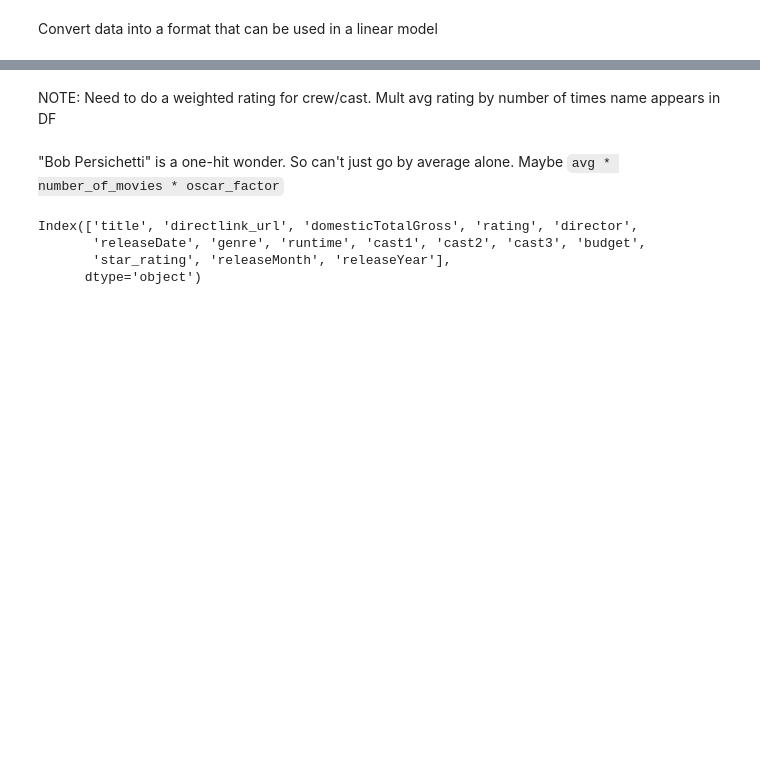
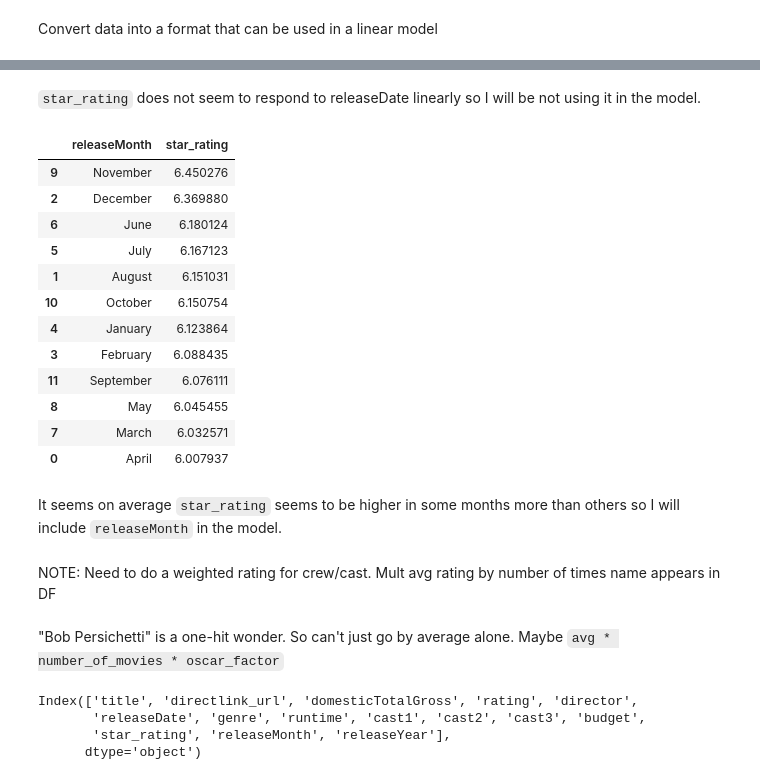
Before and after one commit to michael-a-green/Metis_Project2, a Jupyter notebook: Project2.ipynb, the cells around one changed output, grey strips where cells are left out. Cells and saved outputs as stored; diff of their text form; code cells hidden in the pictures; blank space fills up the shorter version.

```diff
--- a/Project2.ipynb
+++ b/Project2.ipynb
@@ -697,7 +706,25 @@ movie_df_processed.head()
+# %% [markdown]
+`star_rating` does not seem to respond to releaseDate linearly so I will be not using it in the model.
 # %%
 #avg star rating per release Month
-#movie_avg_star_per_relmonth_df = movie_df_processed.groupby(["releaseMonth"])["star_rating"].mean().reset_index()
-#movie_avg_star_per_relmonth_df.sort_values("star_rating",ascending=False)
+movie_avg_star_per_relmonth_df = movie_df_processed.groupby(["releaseMonth"])["star_rating"].mean().reset_index()
+movie_avg_star_per_relmonth_df.sort_values("star_rating",ascending=False)
+# %% [output]
+|  | releaseMonth | star_rating |
+| 9 | November | 6.450276 |
+| 2 | December | 6.369880 |
+| 6 | June | 6.180124 |
+| 5 | July | 6.167123 |
+| 1 | August | 6.151031 |
+| 10 | October | 6.150754 |
+| 4 | January | 6.123864 |
+| 3 | February | 6.088435 |
+| 11 | September | 6.076111 |
+| 8 | May | 6.045455 |
+| 7 | March | 6.032571 |
+| 0 | April | 6.007937 |
+# %% [markdown]
+It seems on average `star_rating` seems to be higher in some months more than others so I will include `releaseMonth` in the model.
 # %% [markdown]
 NOTE: Need to do a weighted rating for crew/cast. Mult avg rating by number of times name appears in DF
 # %%
```
Also changed, not shown: parts of 27 cells of this notebook.
